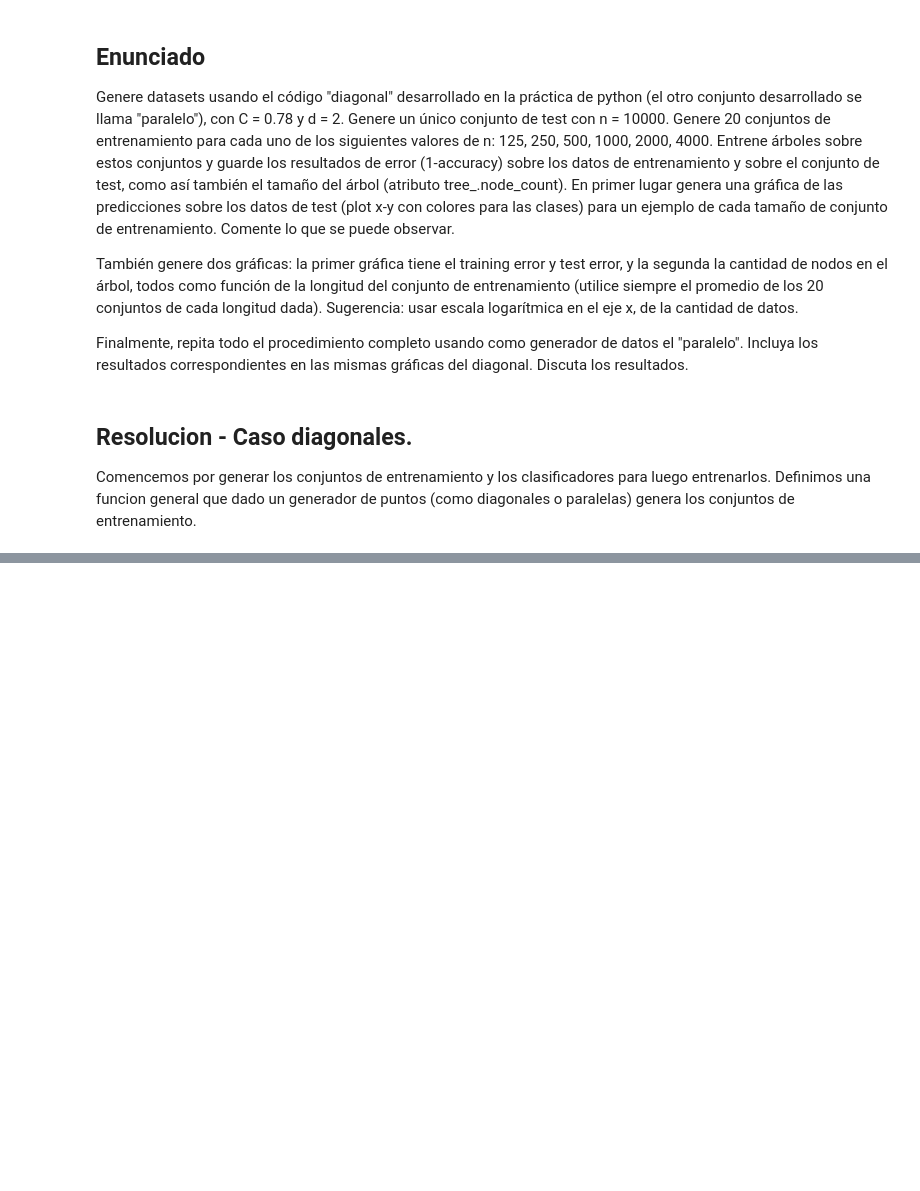
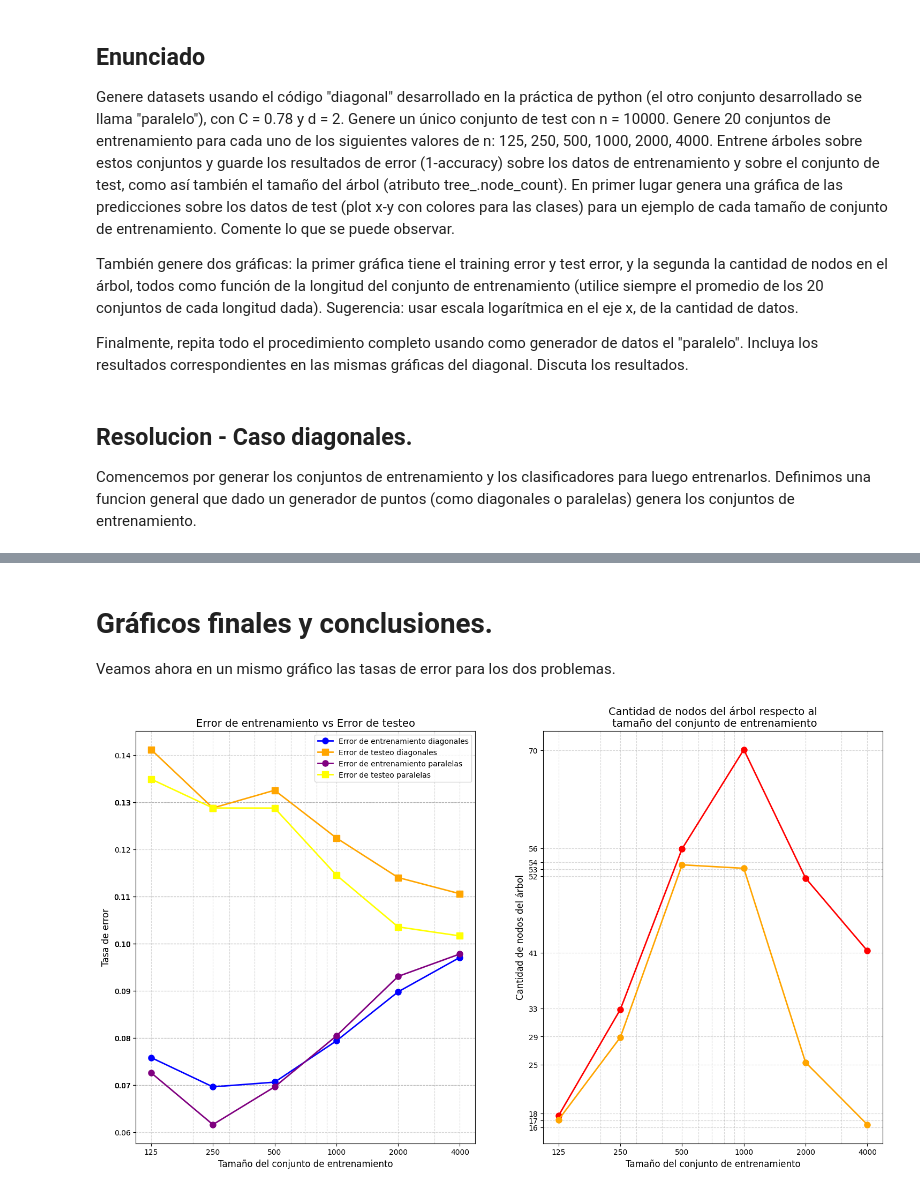
Before and after one commit to octaviorassi/DecisionTrees, a Jupyter notebook: Ejercicio2.ipynb, the cells around one changed output, grey strips where cells are left out. Saved outputs shown, nothing was run; the diff lists cells and outputs as text; code cells hidden in the pictures; blank space fills up the shorter version.

Commit message:
now plots both error graphs together and also includes brief conclusion

```diff
--- a/Ejercicio2.ipynb
+++ b/Ejercicio2.ipynb
@@ -196,0 +214,52 @@ plotErrors(trainingErrorsParalelas, testErrorsParalelas, treeSizesParalelas, set
+# %% [markdown]
+# Gráficos finales y conclusiones.
+Veamos ahora en un mismo gráfico las tasas de error para los dos problemas.
+# %%
+# Tomamos las medias
+meanTrainingErrorsDiagonales = [np.mean(errorList) for errorList in trainingErrorsDiagonales]
+meanTestErrorsDiagonales     = [np.mean(errorList) for errorList in testErrorsDiagonales]
+meanTreeSizesDiagonales      = [np.mean(sizeList)  for sizeList in treeSizesDiagonales]
+
+meanTrainingErrorsParalelas = [np.mean(errorList) for errorList in trainingErrorsParalelas]
+meanTestErrorsParalelas     = [np.mean(errorList) for errorList in testErrorsParalelas]
+meanTreeSizesParalelas      = [np.mean(sizeList)  for sizeList in treeSizesParalelas]
+
+fig, axes = plt.subplots(1, 2, figsize = (18, 10))
+
+# Graficamos error de entrenamiento contra error de testeo para diagonales
+axes[0].plot(setSizes, meanTrainingErrorsDiagonales, color="blue", marker='o', linestyle='-', linewidth=2, markersize=8, label='Error de entrenamiento diagonales')
+axes[0].plot(setSizes, meanTestErrorsDiagonales, color="orange", marker='s', linestyle='-', linewidth=2, markersize=8, label='Error de testeo diagonales')
+
+# Y para paralelas
+axes[0].plot(setSizes, meanTrainingErrorsParalelas, color="purple", marker='o', linestyle='-', linewidth=2, markersize=8, label='Error de entrenamiento paralelas')
+axes[0].plot(setSizes, meanTestErrorsParalelas, color="yellow", marker='s', linestyle='-', linewidth=2, markersize=8, label='Error de testeo paralelas')
+
+axes[0].set_xlabel("Tamaño del conjunto de entrenamiento", fontsize=12)
+axes[0].set_ylabel("Tasa de error", fontsize=12)
+axes[0].set_title("Error de entrenamiento vs Error de testeo", fontsize=14)
+axes[0].grid(True, which="both", linestyle='--', alpha=0.5)
+axes[0].legend(fontsize=10)
+
+# Y los tamaños de los arboles para ambos problemas
+axes[1].plot(setSizes, meanTreeSizesDiagonales, color="red", marker='o', linestyle='-', linewidth=2, markersize=8)
+axes[1].plot(setSizes, meanTreeSizesParalelas, color="orange", marker='o', linestyle='-', linewidth=2, markersize=8)
+
+axes[1].set_xlabel("Tamaño del conjunto de entrenamiento", fontsize=12)
+axes[1].set_ylabel("Cantidad de nodos del árbol", fontsize=12)
+axes[1].set_title("Cantidad de nodos del árbol respecto al\n tamaño del conjunto de entrenamiento", fontsize=14)
+axes[1].grid(True, which="both", linestyle='--', alpha=0.5)
+
+# Marcamos los tamaños adecuados en el eje X y la escala logaritmica
+for ax in axes:
+    ax.set_xscale("log")
+    ax.set_xticks(setSizes)
+    ax.get_xaxis().set_major_formatter(plt.ScalarFormatter()) # Esto cambia los numeros a notacion normal y no cientifica
+    ax.tick_params(axis='x', which='minor', bottom=False)     # Esconde los ticks del eje que no son relevantes
+
+# Y setteamos los valores del eje Y para que matcheen con nuestros resultados
+axes[0].set_yticks(np.round(sorted(set(meanTrainingErrorsParalelas + meanTestErrorsParalelas + meanTrainingErrorsDiagonales + meanTestErrorsDiagonales)), decimals=2))
+axes[1].set_yticks(np.round(sorted(set(meanTreeSizesParalelas + meanTreeSizesDiagonales)), decimals=0))  #
+
+plt.show()
+# %% [output]
+[figure, added]
```
Also changed, not shown: parts of 11 cells of this notebook.
